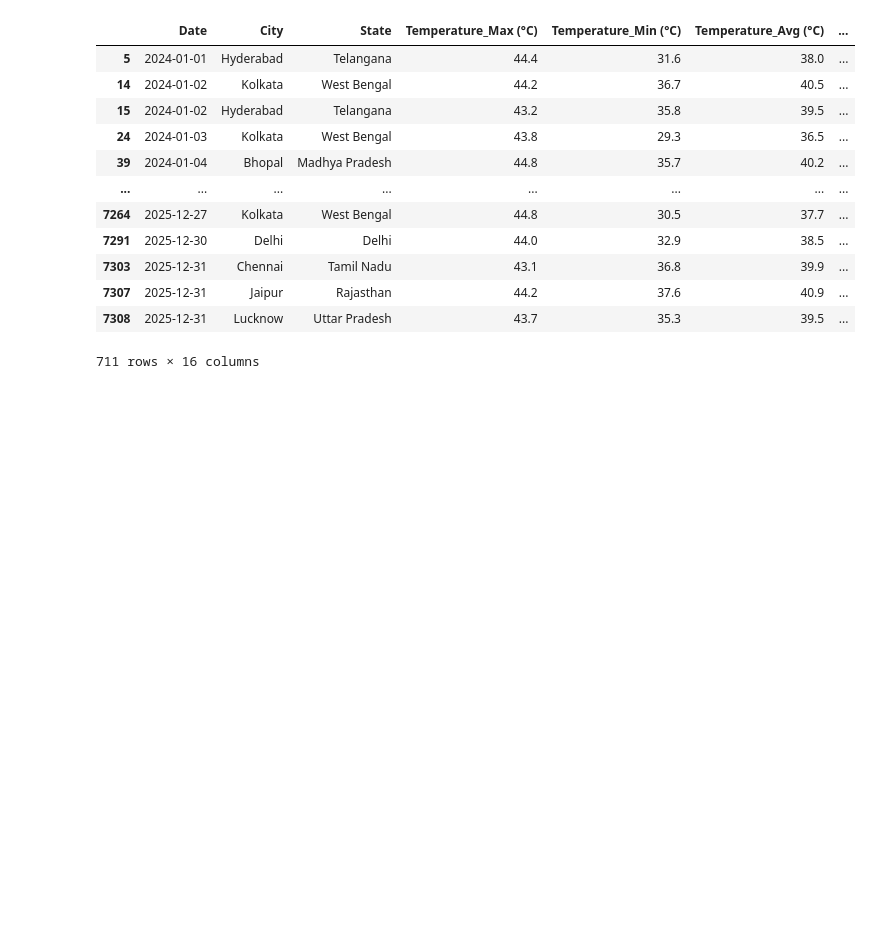
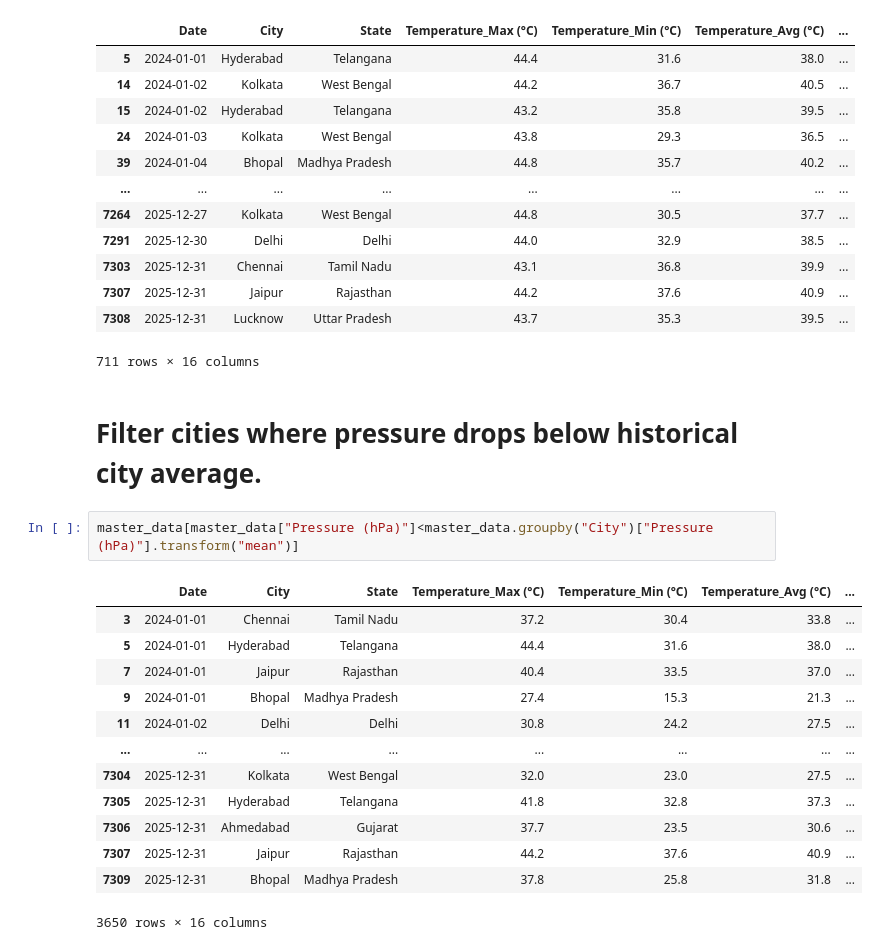
Before and after one commit to MuraliAirody/PyAi_Foundation, a Jupyter notebook: Practice/climate.ipynb, the cells around one changed output. Cells and saved outputs as stored; diff of their text form; blank space fills up the shorter version.

Commit message:
pressure drop,humidity >80, z-score of AQI

```diff
--- a/Practice/climate.ipynb
+++ b/Practice/climate.ipynb
@@ -487,3 +487,21 @@ heatwave_days
 | 7307 | 2025-12-31 | Jaipur | Rajasthan | 44.2 | 37.6 | 40.9 | ... |
 | 7308 | 2025-12-31 | Lucknow | Uttar Pradesh | 43.7 | 35.3 | 39.5 | ... |
 711 rows × 16 columns
+# %% [markdown]
+# Filter cities where pressure drops below historical city average.
+# %%
+master_data[master_data["Pressure (hPa)"]<master_data.groupby("City")["Pressure (hPa)"].transform("mean")]
+# %% [output]
+|  | Date | City | State | Temperature_Max (°C) | Temperature_Min (°C) | Temperature_Avg (°C) | ... |
+| 3 | 2024-01-01 | Chennai | Tamil Nadu | 37.2 | 30.4 | 33.8 | ... |
+| 5 | 2024-01-01 | Hyderabad | Telangana | 44.4 | 31.6 | 38.0 | ... |
+| 7 | 2024-01-01 | Jaipur | Rajasthan | 40.4 | 33.5 | 37.0 | ... |
+| 9 | 2024-01-01 | Bhopal | Madhya Pradesh | 27.4 | 15.3 | 21.3 | ... |
+| 11 | 2024-01-02 | Delhi | Delhi | 30.8 | 24.2 | 27.5 | ... |
+| ... | ... | ... | ... | ... | ... | ... | ... |
+| 7304 | 2025-12-31 | Kolkata | West Bengal | 32.0 | 23.0 | 27.5 | ... |
+| 7305 | 2025-12-31 | Hyderabad | Telangana | 41.8 | 32.8 | 37.3 | ... |
+| 7306 | 2025-12-31 | Ahmedabad | Gujarat | 37.7 | 23.5 | 30.6 | ... |
+| 7307 | 2025-12-31 | Jaipur | Rajasthan | 44.2 | 37.6 | 40.9 | ... |
+| 7309 | 2025-12-31 | Bhopal | Madhya Pradesh | 37.8 | 25.8 | 31.8 | ... |
+3650 rows × 16 columns
```
Also changed, not shown: parts of 4 cells of this notebook.
